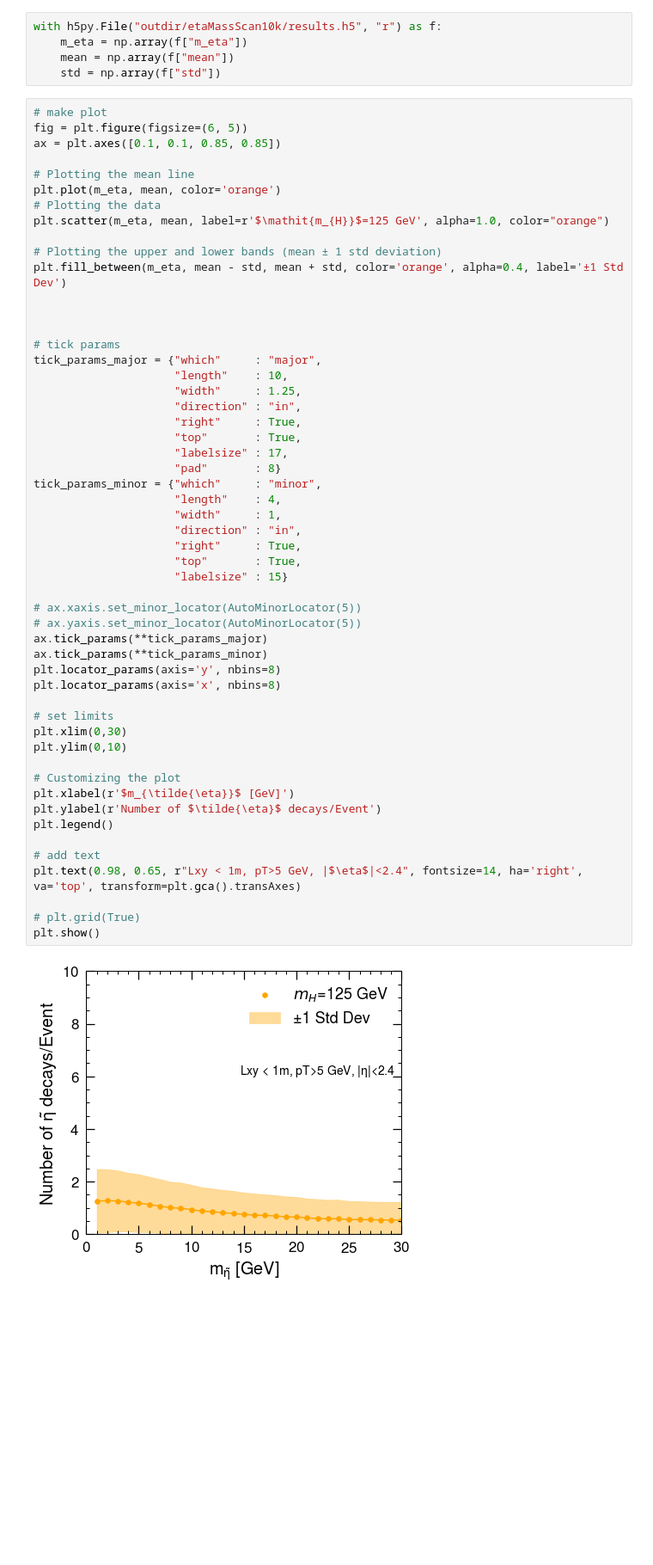
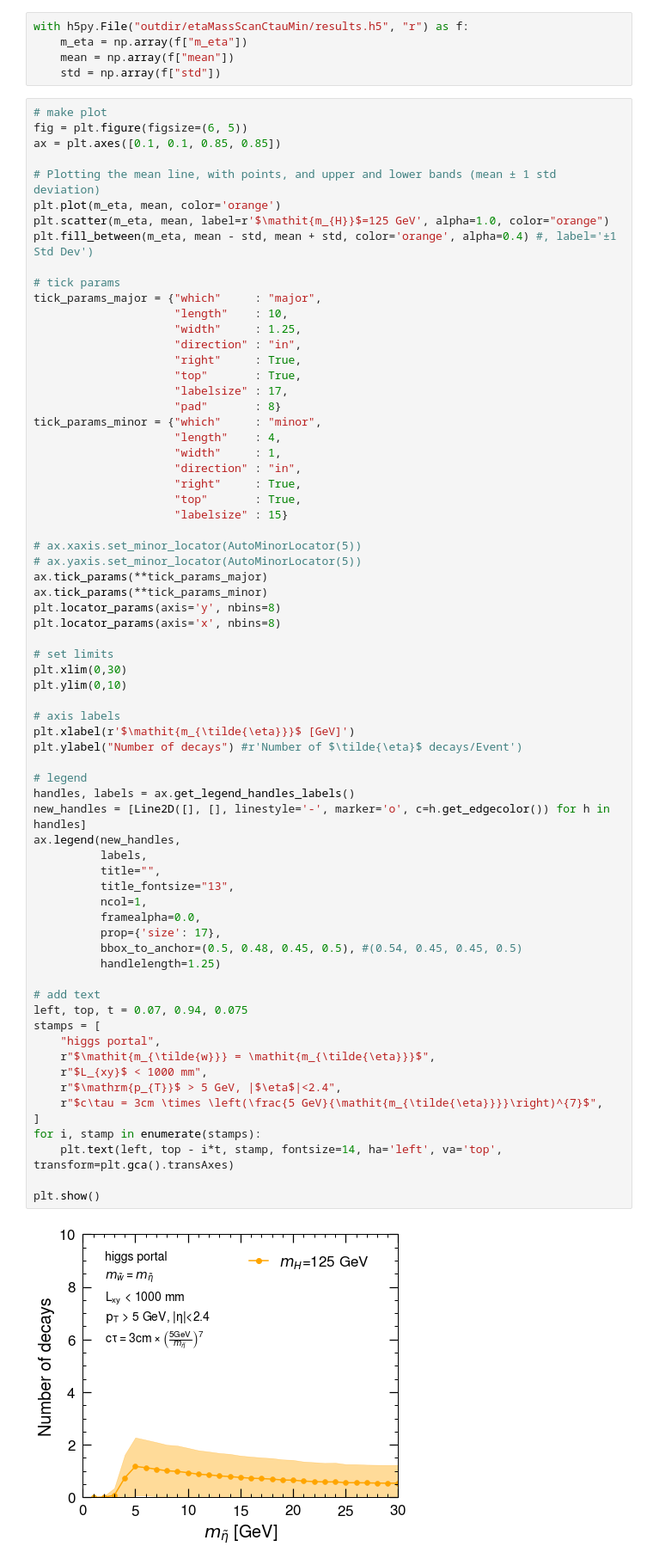
Before and after one commit to kdp-lab/darkQCD_pythia_simulations, a Jupyter notebook: Number of Eta Decays.ipynb, the cells around one changed output. Shown at 86% size. Drawn from its saved outputs; the diff is of its cells as text; blank space fills up the shorter version.

```diff
--- a/Number of Eta Decays.ipynb
+++ b/Number of Eta Decays.ipynb
@@ -13,7 +13,7 @@ import atlas_mpl_style as ampl
 ampl.use_atlas_style(usetex=True)
 ampl.set_color_cycle("Paper", 6)
 # %%
-with h5py.File("outdir/etaMassScan10k/results.h5", "r") as f:
+with h5py.File("outdir/etaMassScanCtauMin/results.h5", "r") as f:
     m_eta = np.array(f["m_eta"])
     mean = np.array(f["mean"])
     std = np.array(f["std"])
@@ -22,15 +22,10 @@ with h5py.File("outdir/etaMassScan10k/results.h5", "r") as f:
 fig = plt.figure(figsize=(6, 5))
 ax = plt.axes([0.1, 0.1, 0.85, 0.85])
 
-# Plotting the mean line
+# Plotting the mean line, with points, and upper and lower bands (mean ± 1 std deviation)
 plt.plot(m_eta, mean, color='orange')
-# Plotting the data
 plt.scatter(m_eta, mean, label=r'$\mathit{m_{H}}$=125 GeV', alpha=1.0, color="orange")
-
-# Plotting the upper and lower bands (mean ± 1 std deviation)
-plt.fill_between(m_eta, mean - std, mean + std, color='orange', alpha=0.4, label='±1 Std Dev')
-
-
+plt.fill_between(m_eta, mean - std, mean + std, color='orange', alpha=0.4) #, label='±1 Std Dev')
 
 # tick params
 tick_params_major = {"which"     : "major",
@@ -38,37 +33,57 @@ tick_params_major = {"which"     : "major",
                      "width"     : 1.25,
                      "direction" : "in",
                      "right"     : True,
                      "top"       : True,
                      "labelsize" : 17,
                      "pad"       : 8}
 tick_params_minor = {"which"     : "minor",
                      "length"    : 4,
                      "width"     : 1,
                      "direction" : "in",
                      "right"     : True,
                      "top"       : True,
                      "labelsize" : 15}
 
 # ax.xaxis.set_minor_locator(AutoMinorLocator(5))
 # ax.yaxis.set_minor_locator(AutoMinorLocator(5))
 ax.tick_params(**tick_params_major)
 ax.tick_params(**tick_params_minor)
 plt.locator_params(axis='y', nbins=8)
 plt.locator_params(axis='x', nbins=8)
 
 # set limits
 plt.xlim(0,30)
 plt.ylim(0,10)
 
-# Customizing the plot
-plt.xlabel(r'$m_{\tilde{\eta}}$ [GeV]')
-plt.ylabel(r'Number of $\tilde{\eta}$ decays/Event')
-plt.legend()
+# axis labels
+plt.xlabel(r'$\mathit{m_{\tilde{\eta}}}$ [GeV]')
+plt.ylabel("Number of decays") #r'Number of $\tilde{\eta}$ decays/Event')
+
+# legend
+handles, labels = ax.get_legend_handles_labels()
+new_handles = [Line2D([], [], linestyle='-', marker='o', c=h.get_edgecolor()) for h in handles]
+ax.legend(new_handles,
+          labels,
+          title="",
+          title_fontsize="13",
+          ncol=1,
+          framealpha=0.0,
+          prop={'size': 17},
+          bbox_to_anchor=(0.5, 0.48, 0.45, 0.5), #(0.54, 0.45, 0.45, 0.5)
+          handlelength=1.25)
 
 # add text
-plt.text(0.98, 0.65, r"Lxy < 1m, pT>5 GeV, |$\eta$|<2.4", fontsize=14, ha='right', va='top', transform=plt.gca().transAxes)
+left, top, t = 0.07, 0.94, 0.075
+stamps = [
+    "higgs portal",
+    r"$\mathit{m_{\tilde{w}}} = \mathit{m_{\tilde{\eta}}}$",
+    r"$L_{xy}$ < 1000 mm",
+    r"$\mathrm{p_{T}}$ > 5 GeV, |$\eta$|<2.4",
+    r"$c\tau = 3cm \times \left(\frac{5 GeV}{\mathit{m_{\tilde{\eta}}}}\right)^{7}$",
+]
+for i, stamp in enumerate(stamps):
+    plt.text(left, top - i*t, stamp, fontsize=14, ha='left', va='top', transform=plt.gca().transAxes)
 
-# plt.grid(True)
 plt.show()
 # %% [output]
-[figure, old version]
+[figure, new version]
```
Also changed, not shown: 2 other files.
